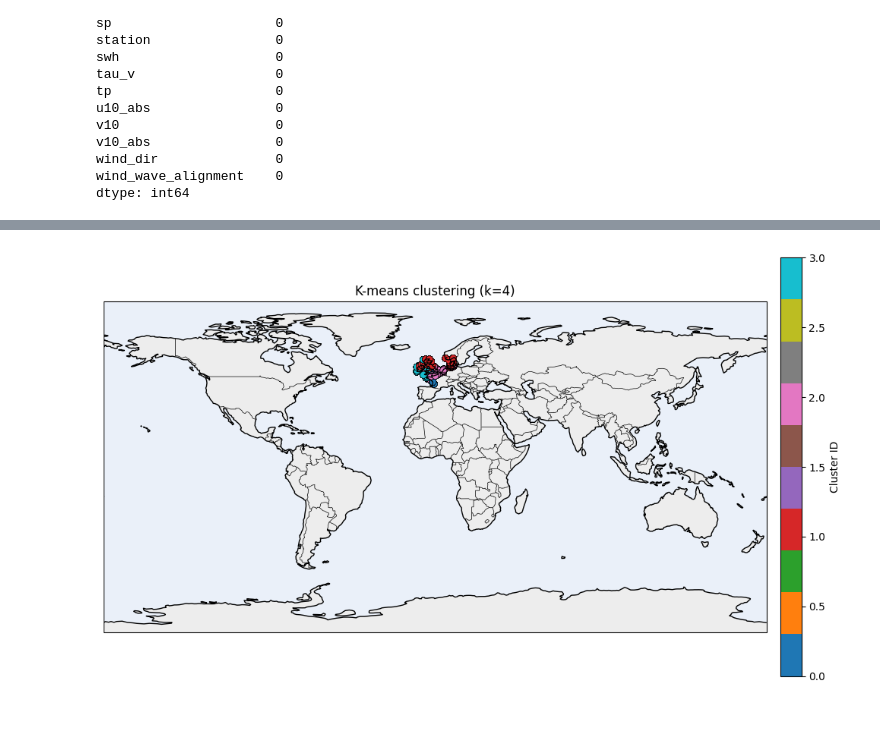
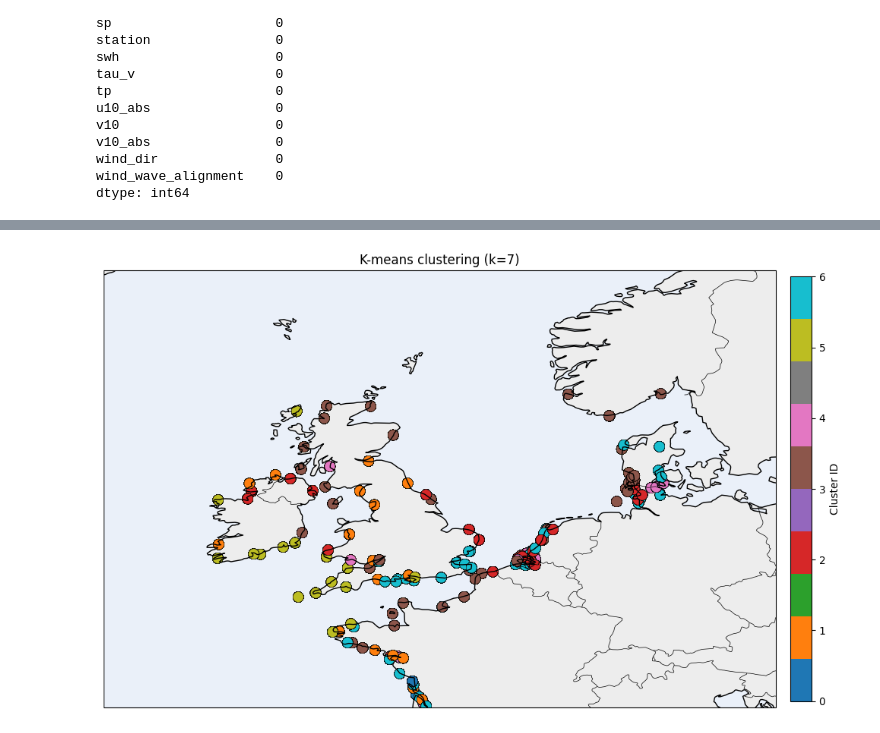
Before and after one commit to lisanneblok/ESL, a Jupyter notebook: notebooks/C_KDE/clusterweather.ipynb, the cells around one changed output, grey strips where cells are left out. Cells and saved outputs as stored; diff of their text form; code cells hidden in the pictures.

Commit message:
GEV stats

```diff
--- a/notebooks/C_KDE/clusterweather.ipynb
+++ b/notebooks/C_KDE/clusterweather.ipynb
@@ -106,7 +106,7 @@ dtype: int64
 drop_cols = {"station", "cluster"}
 
 # Substrings that indicate leakage / forbidden variables
-forbidden_substrings = ( "sea_level", "residual", "tide", "lat", "lon", "count", "missing_frac", "name")
+forbidden_substrings = ( "sea_level", "residual", "tide", "lat", "lon", "count", "missing_frac", "name", "extract_time")
 
 # Drop any column containing forbidden substrings (case-insensitive)
 forbidden_cols = {
@@ -180,11 +187,11 @@ from sklearn.cluster import KMeans
 Xc = X_filled.select_dtypes(include="number").copy()
 scaler = StandardScaler()
 Xs = scaler.fit_transform(Xc)
-K = 4  # example
+K = 7  # example
 km = KMeans(n_clusters=K, random_state=0, n_init="auto")
 labels = km.fit_predict(Xs)
 
-X_clustered = X.copy()
+X_clustered = stats_df.copy()
 X_clustered["cluster"] = labels
 # %%
 
@@ -193,32 +200,33 @@ lon = X_clustered["lon"]
 import matplotlib.pyplot as plt
 import cartopy.crs as ccrs
 import cartopy.feature as cfeature
 fig = plt.figure(figsize=(10, 7))
 ax = plt.axes(projection=ccrs.PlateCarree())
 
 ax.set_global()
 ax.coastlines(linewidth=1)
 ax.add_feature(cfeature.BORDERS, linewidth=0.5)
 ax.add_feature(cfeature.LAND, facecolor="lightgray", alpha=0.4)
 ax.add_feature(cfeature.OCEAN, alpha=0.2)
 
 sc = ax.scatter(
     lon,
     lat,
     c=labels,
     cmap="tab10",
-    s=40,
+    s=100,
     edgecolor="k",
     linewidth=0.3,
     transform=ccrs.PlateCarree(),
 )
 
+ax.set_extent([-15,15,45,64])
 cb = plt.colorbar(sc, ax=ax, fraction=0.03, pad=0.02)
 cb.set_label("Cluster ID")
 
 ax.set_title(f"K-means clustering (k={K})")
 
 plt.tight_layout()
 plt.show()
 # %% [output]
-[figure, old version]
+[figure, new version]
```
Also changed, not shown: parts of 5 cells of this notebook, 28 other files.
